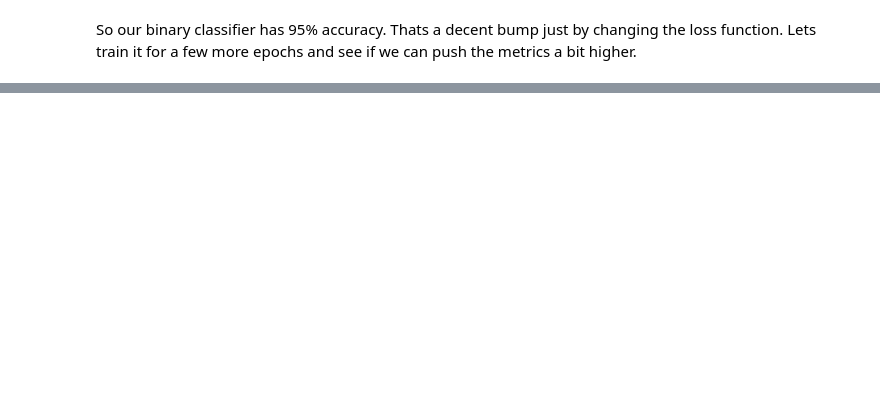
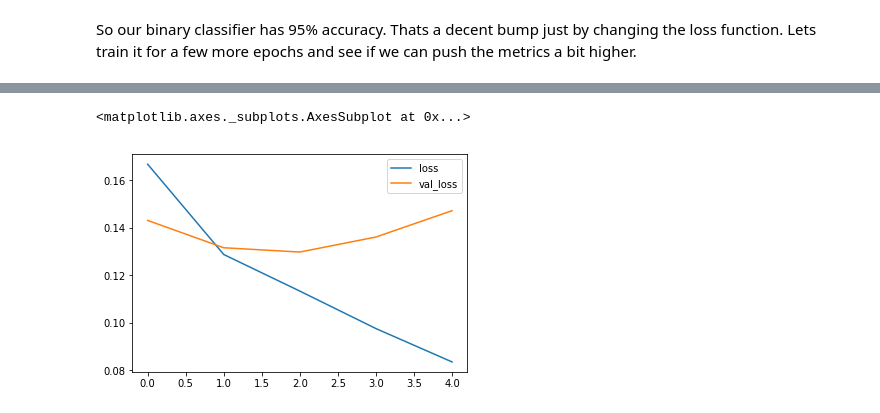
Before and after one commit to BenDavidAaron/toxic-commentary, a Jupyter notebook: model-development/embedding-model.ipynb, the cells around one changed output, grey strips where cells are left out. Drawn from its saved outputs; the diff is of its cells as text; code cells hidden in the pictures; blank space fills up the shorter version.

Commit message:
pickled tokenzier, graphs to explore model metrics

```diff
--- a/model-development/embedding-model.ipynb
+++ b/model-development/embedding-model.ipynb
@@ -264,8 +273,9 @@ Epoch 2/2
 # %% [markdown]
 So our binary classifier has 95% accuracy. Thats a decent bump just by changing the loss function. Lets train it for a few more epochs and see if we can push the metrics a bit higher.
 # %%
-model.fit(data_train, labels_train, validation_data=(data_test, labels_test),
-          epochs=3, batch_size=128)
+hist_bin_5 = model.fit(data_train, labels_train,
+                       validation_data=(data_test, labels_test),
+                       epochs=3, batch_size=128)
 model.save('toxic-classifier-binary-e5.h5')
 # %% [output]
 Train on 127656 samples, validate on 31915 samples
@@ -279,0 +288,2 @@ That's all the models, I'm probably going to retrain them and collect perfomance
+# %%
+df5 = pd.DataFrame(hist_bin_5.history)
@@ -279,0 +303,4 @@ That's all the models, I'm probably going to retrain them and collect perfomance
+# %%
+bin_hist = pd.concat([df2, df5])
+# %%
+bin_hist.reset_index(inplace=True, drop=True)
@@ -279,0 +316,5 @@ That's all the models, I'm probably going to retrain them and collect perfomance
+# %%
+bin_hist[['loss','val_loss']].plot()
+# %% [output]
+<matplotlib.axes._subplots.AxesSubplot at 0x...>
+[figure, added]
```
Also changed, not shown: parts of 14 cells of this notebook, 2 other files.
